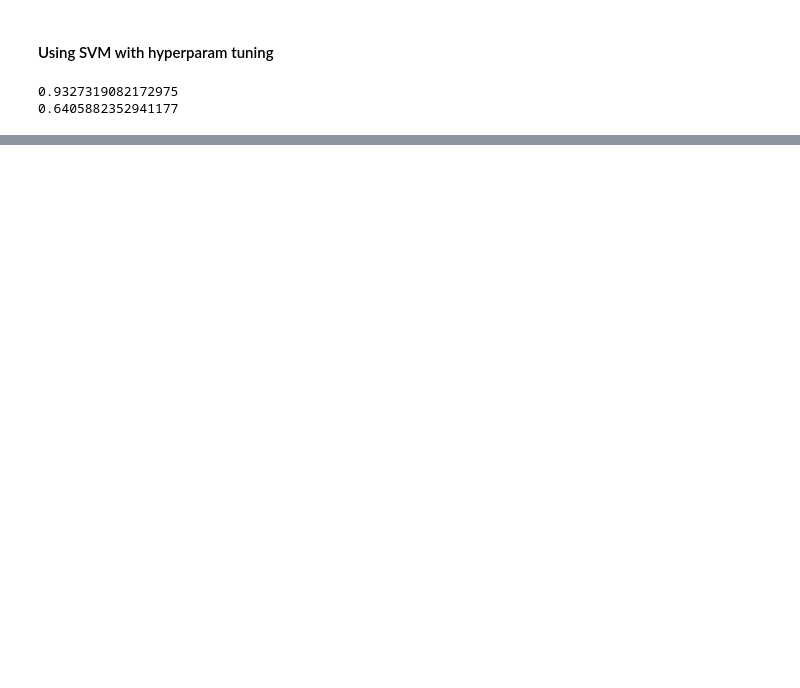
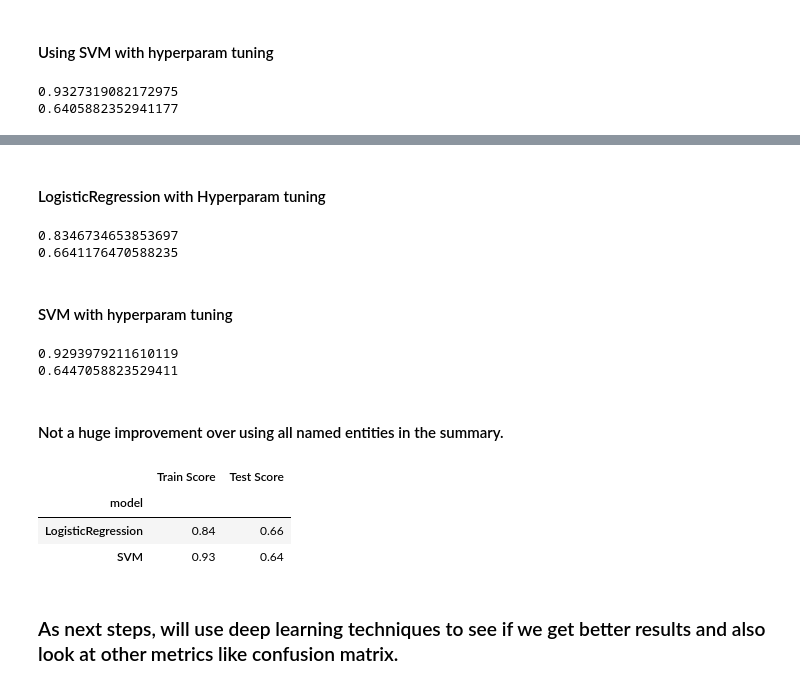
Before and after one commit to archana-rg/books-analysis, a Jupyter notebook: FinalBookGenrePred.ipynb, the cells around one changed output, grey strips where cells are left out. Drawn from its saved outputs; the diff is of its cells as text; code cells hidden in the pictures; blank space fills up the shorter version.

```diff
--- a/FinalBookGenrePred.ipynb
+++ b/FinalBookGenrePred.ipynb
@@ -481,0 +669,60 @@ print(score)
+# %% [markdown]
+#### LogisticRegression with Hyperparam tuning
+# %%
+books_df_shuffled = shuffle(books_df_clean_ext, random_state=42)
+X = books_df_shuffled['CleanSummaryNoPerson']
+y = books_df_shuffled['GenreNum']
+X_train, X_test, y_train, y_test = train_test_split(X,y,test_size=0.25, random_state=42, stratify=y,shuffle=True)
+
+lgr_ltd_tfidf_pipe = Pipeline([('tfidf', TfidfVectorizer()),
+                             ('lgr', LogisticRegression(max_iter=5000))])
+params = {'tfidf__max_features': [100,500,1000,2000], 'tfidf__stop_words':['english', None], 'lgr__C':[1,2,4,5,10,100]}
+lgr_ltd_tfidf_grid = GridSearchCV(estimator= lgr_ltd_tfidf_pipe, cv=5, scoring='accuracy', param_grid=params)
+lgr_ltd_tfidf_grid.fit(X_train, y_train)
+y_predict_train = lgr_ltd_tfidf_grid.best_estimator_.predict(X_train)
+score = accuracy_score(y_train, y_predict_train)
+print(score)
+y_predict_test = lgr_ltd_tfidf_grid.best_estimator_.predict(X_test)
+score = accuracy_score(y_test, y_predict_test)
+print(score)
+# %% [output]
+0.8346734653853697
+0.6641176470588235
+# %% [markdown]
+#### SVM with hyperparam tuning
+# %%
+books_df_shuffled = shuffle(books_df_clean_ext, random_state=42)
+X = books_df_shuffled['CleanSummaryNoPerson']
+y = books_df_shuffled['GenreNum']
+X_train, X_test, y_train, y_test = train_test_split(X,y,test_size=0.25, random_state=42, stratify=y,shuffle=True)
+
+svc_tfidf_pipe = Pipeline([('tfidf', TfidfVectorizer()),
+                             ('dtree', SVC())])
+params = {'tfidf__max_features': [100,500,1000,2000], 'tfidf__stop_words':['english', None]}
+svc_tfidf_grid = GridSearchCV(estimator= svc_tfidf_pipe, cv=5, scoring='accuracy', param_grid=params)
+svc_tfidf_grid.fit(X_train, y_train)
+y_predict_train = svc_tfidf_grid.best_estimator_.predict(X_train)
+score = accuracy_score(y_train, y_predict_train)
+print(score)
+y_predict_test = svc_tfidf_grid.best_estimator_.predict(X_test)
+score = accuracy_score(y_test, y_predict_test)
+print(score)
+# %% [output]
+0.9293979211610119
+0.6447058823529411
+# %% [markdown]
+#### Not a huge improvement over using all named entities in the summary.
+# %%
+model = ['MultinomialNB', 'LogisticRegression', 'DecisionTree', 'SVM']
+train_scores = [0.66, 0.91, 1.0, 0.93]
+test_scores = [0.61, 0.67, 0.45, 0.64]
+withne_df = pd.DataFrame({'model': model, 'Train Score': train_scores, 'Test Score': test_scores})
+withoutne_df = pd.DataFrame({'model': ['LogisticRegression', 'SVM'], 'Train Score': [0.84,0.93], 'Test Score': [0.66, 0.64]})
+withoutne_df.set_index('model')
+# %% [output]
+|  | Train Score | Test Score |
+| model |  |  |
+| LogisticRegression | 0.84 | 0.66 |
+| SVM | 0.93 | 0.64 |
+# %% [markdown]
+### As next steps, will use deep learning techniques to see if we get better results and also look at other metrics like confusion matrix.
```
Also changed, not shown: parts of 24 cells of this notebook, 7 other files.
